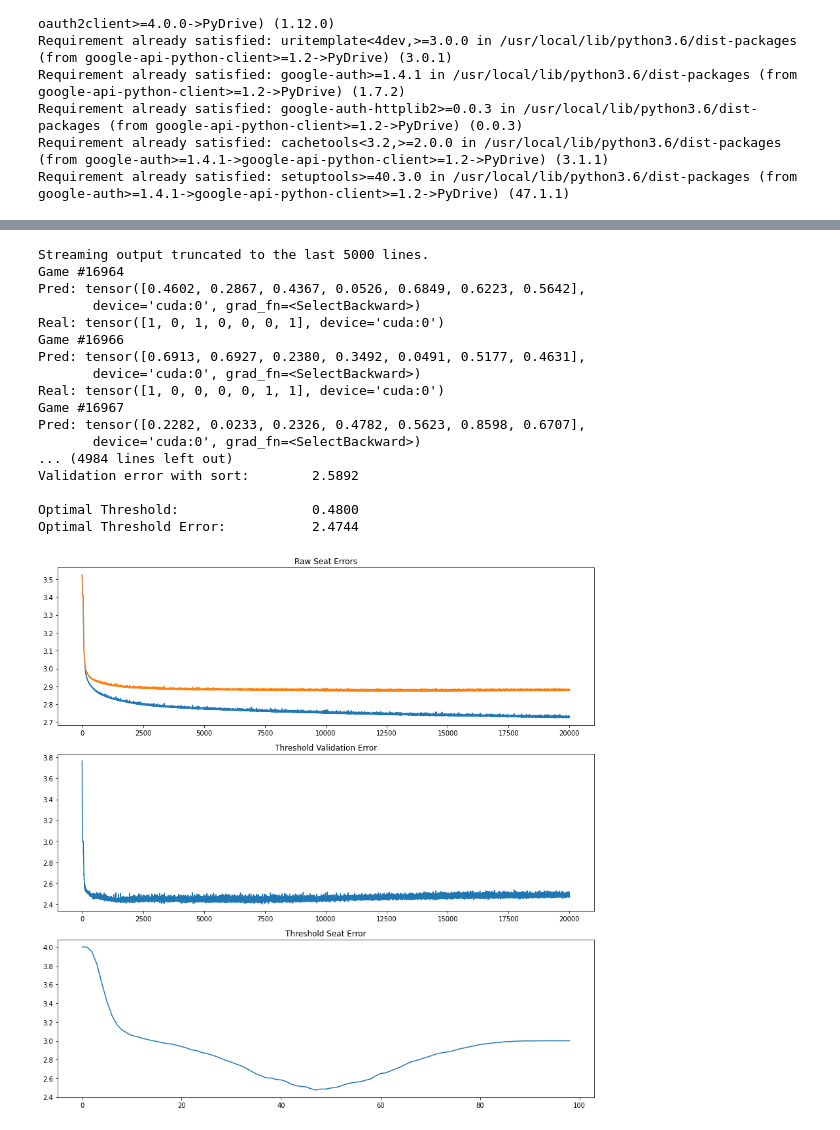
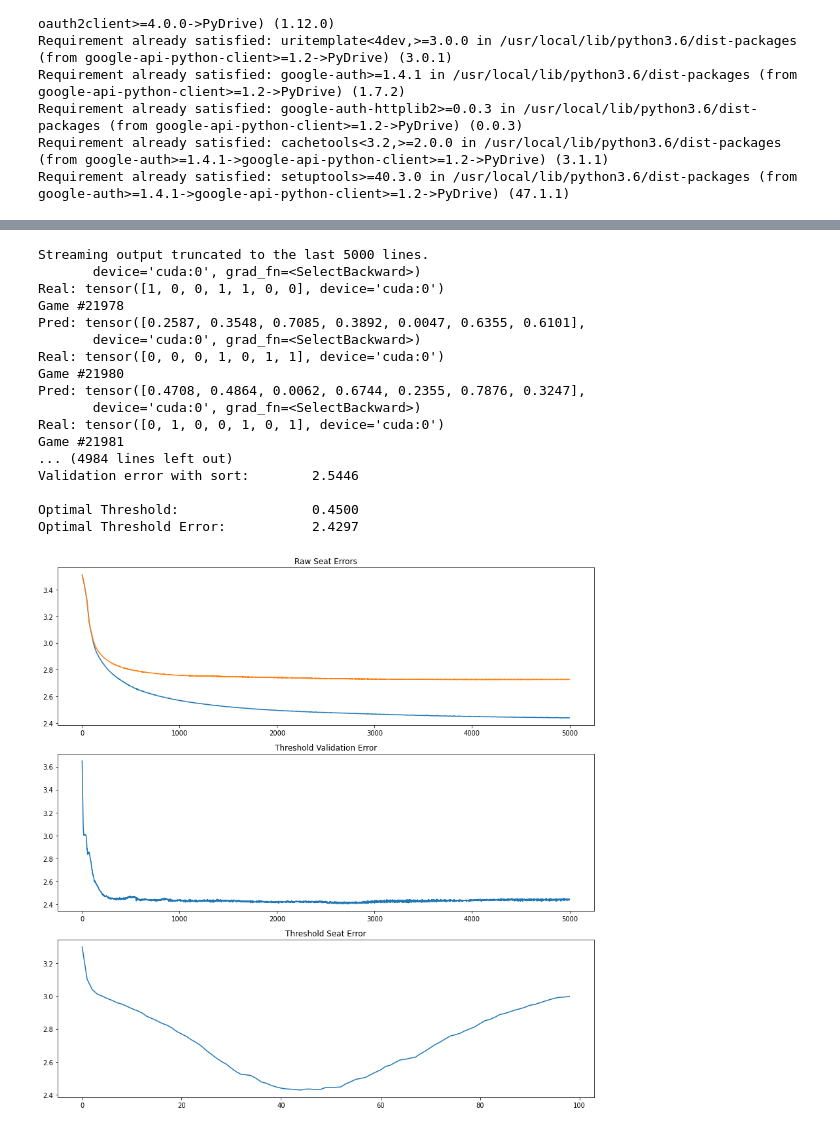
Before and after one commit to aviguptatx/DeepRed, a Jupyter notebook: RNN.ipynb, the cells around one changed output, grey strips where cells are left out. Drawn from its saved outputs; the diff is of its cells as text; code cells hidden in the pictures.

```diff
--- a/RNN.ipynb
+++ b/RNN.ipynb
@@ -355,19 +345,20 @@ class RNN(nn.Module):
         self.hx = Variable(torch.zeros(1, len(self.X), self.n_neurons).to(device))
 
 # Number of nodes in input layer
-N_INPUT = 111
+N_INPUT = 91
 
 # Number of games
 N_GAMES = 25000
 
 # Training set
-X, Y, _, train_seq_lengths = populate_inputs(2, int(N_GAMES * 0.6), 1)
+X, Y, train_game_numbers, train_seq_lengths, train_conflicts = populate_inputs(2, int(N_GAMES * 0.8), 1)
+
 
 # Validation set
-validation_X, validation_Y, validation_game_numbers, validation_seq_lengths = populate_inputs(int(N_GAMES * 0.6), int(N_GAMES * 0.8), 1)
+validation_X, validation_Y, validation_game_numbers, validation_seq_lengths, validation_conflicts = populate_inputs(int(N_GAMES * 0.8), int(N_GAMES * 1), 1)
 
 # Testing set
-test_X, test_Y, _, test_seq_lengths = populate_inputs(int(N_GAMES * 0.8), N_GAMES - 1, 1)
+test_X, test_Y, _, test_seq_lengths, _ = populate_inputs(int(N_GAMES * 0.8), N_GAMES - 1, 1)
 
 # Convert to tensors
 X = torch.as_tensor(X, dtype=torch.float32).to(device)
@@ -378,7 +369,7 @@ test_X = torch.as_tensor(test_X, dtype=torch.float32).to(device)
 test_Y = torch.as_tensor(test_Y).to(device)
 
 # Hyperparameters
-N_EPOCHS = 20000
+N_EPOCHS = 5000
 # LEARNING_RATE = .01
 # LAMBDA_ = 0.0012
 # N_NEURONS = 40
@@ -387,9 +378,9 @@ N_EPOCHS = 20000
 # lambda_array = [0, 0.0001, 0.0003, 0.0005, 0.001, 0.003, 0.005]
 # n_neurons_array = [20, 30, 40, 50, 60, 70]
 
-lr_array = [0.002]
-lambda_array = [0.0008]
-n_neurons_array = [40]
+lr_array = [0.0015]
+lambda_array = [0.0004]
+n_neurons_array = [20]
 
 
 # Grid search
@@ -414,7 +405,7 @@ for LEARNING_RATE in lr_array:
                 train_model.load_state_dict(torch.load('parameters-saved'))
 
             # Set the loss function to binary cross entropy and use Adam optimizer
-            criterion = nn.MSELoss().to(device)
+            criterion = nn.BCELoss().to(device)
             optimizer = optim.Adam(train_model.parameters(), lr=LEARNING_RATE, weight_decay=LAMBDA_)
 
             # Training metrics
@@ -530,11 +521,42 @@ for LEARNING_RATE in lr_array:
 
                 threshold_validation_seat_errors.append(cur_threshold_error)
 
+
             # Print validation set results
             print("\nValidation Set Data")
             for game_index in range(len(validation_X)):
                 print("Game #" + str(validation_game_numbers[game_index]))
                 print("Pred: " + str(prediction[game_index]) + "\nReal: " + str(validation_Y[game_index]))
+            print(validation_conflicts)
+
+            print("\n" + '\033[1m' + "Custom Metrics")
+
+            # Print the average conflict confidence on the training set
+            sum = 0
+            count = 0
+            for game in range(0, len(train_conflicts)):
+                for seat_number in range(len(train_conflicts[game][1])):
+                    if (train_conflicts[game][1][seat_number]):
+                        count += 1
+                        sum += last_states[train_game_numbers.index(train_conflicts[game][0])][seat_number]
+            print('\033[21m' + "Training Conflict Confidence:   " + "%.4f" % (sum / count))
+
+            # Print the average conflict confidence on the validation set
+            sum = 0
+            count = 0
+            correctness = 0
+            for game in range(0, len(validation_conflicts)):
+                for seat_number in range(len(validation_conflicts[game][1])):
+                    if (validation_conflicts[game][1][seat_number]):
+                        count += 1
+                        correctness += prediction[validation_game_numbers.index(validation_conflicts[game][0])][seat_number] > .5
+                        sum += prediction[validation_game_numbers.index(validation_conflicts[game][0])][seat_number]
+            print("Validation Conflict Confidence: " + "%.4f" % (sum / count))
+            print("Validation Conflict Percent Correct: " + "%.4f" % (100 * correctness / count))
+
+            # for i in range(len(validation_conflicts)):
+            #   print("Game Number: " + str(validation_conflicts[i][0]))
+            #   print("Conf array: " + str(validation_conflicts[i][1]))
 
             # Data after half of the epochs
             print("\n" + '\033[1m' + "Halfway")
@@ -575,42 +597,42 @@ for LEARNING_RATE in lr_array:
 
             # # Graph Validation Error
             # plt.subplot(3, 1, 2)
             # plt.title("Validation Error")
             # plt.plot(validation_seat_errors)
 
             # Graph validation set error
             plt.subplot(3, 1, 2)
             plt.title("Threshold Validation Error")
             plt.plot(rounded_validation_seat_errors)
 
             # Graph Validation Threshold Error
             plt.subplot(3, 1, 3)
             plt.title("Threshold Seat Error")
             plt.plot(threshold_validation_seat_errors)
 
             # Pad graphs so the titles and graphs don't overlap
             plt.tight_layout()
 
             # Show plot
             plt.show()
 
 # files.download("Hyperparameter_Setups.csv")
 # %% [output]
 Streaming output truncated to the last 5000 lines.
-Game #16964
-Pred: tensor([0.4602, 0.2867, 0.4367, 0.0526, 0.6849, 0.6223, 0.5642],
        device='cuda:0', grad_fn=<SelectBackward>)
-Real: tensor([1, 0, 1, 0, 0, 0, 1], device='cuda:0')
-Game #16966
-Pred: tensor([0.6913, 0.6927, 0.2380, 0.3492, 0.0491, 0.5177, 0.4631],
+Real: tensor([1, 0, 0, 1, 1, 0, 0], device='cuda:0')
+Game #21978
+Pred: tensor([0.2587, 0.3548, 0.7085, 0.3892, 0.0047, 0.6355, 0.6101],
        device='cuda:0', grad_fn=<SelectBackward>)
-Real: tensor([1, 0, 0, 0, 0, 1, 1], device='cuda:0')
-Game #16967
-Pred: tensor([0.2282, 0.0233, 0.2326, 0.4782, 0.5623, 0.8598, 0.6707],
+Real: tensor([0, 0, 0, 1, 0, 1, 1], device='cuda:0')
+Game #21980
+Pred: tensor([0.4708, 0.4864, 0.0062, 0.6744, 0.2355, 0.7876, 0.3247],
        device='cuda:0', grad_fn=<SelectBackward>)
+Real: tensor([0, 1, 0, 0, 1, 0, 1], device='cuda:0')
+Game #21981
 ... (4984 lines left out)
-Validation error with sort:        2.5892
+Validation error with sort:        2.5446
 
-Optimal Threshold:                 0.4800
-Optimal Threshold Error:           2.4744
+Optimal Threshold:                 0.4500
+Optimal Threshold Error:           2.4297
-[figure, old version]
+[figure, new version]
```
Also changed, not shown: parts of 4 cells of this notebook.
